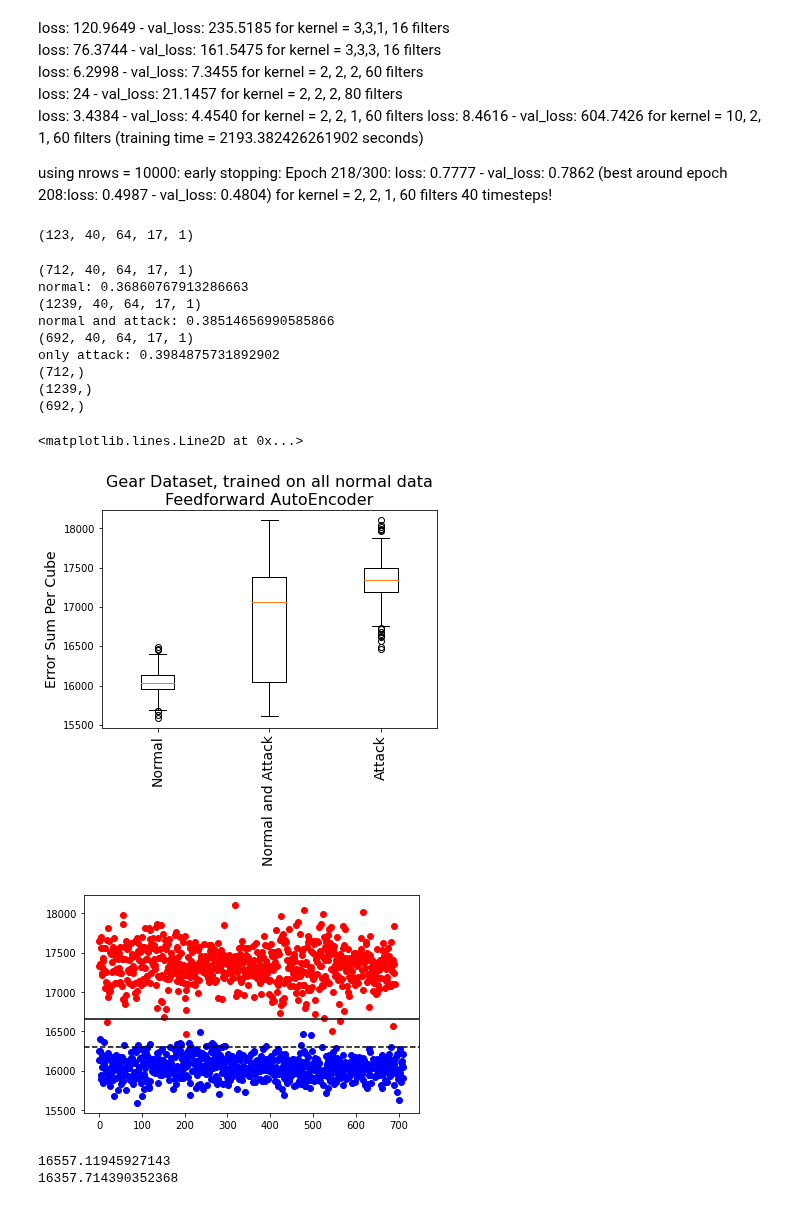
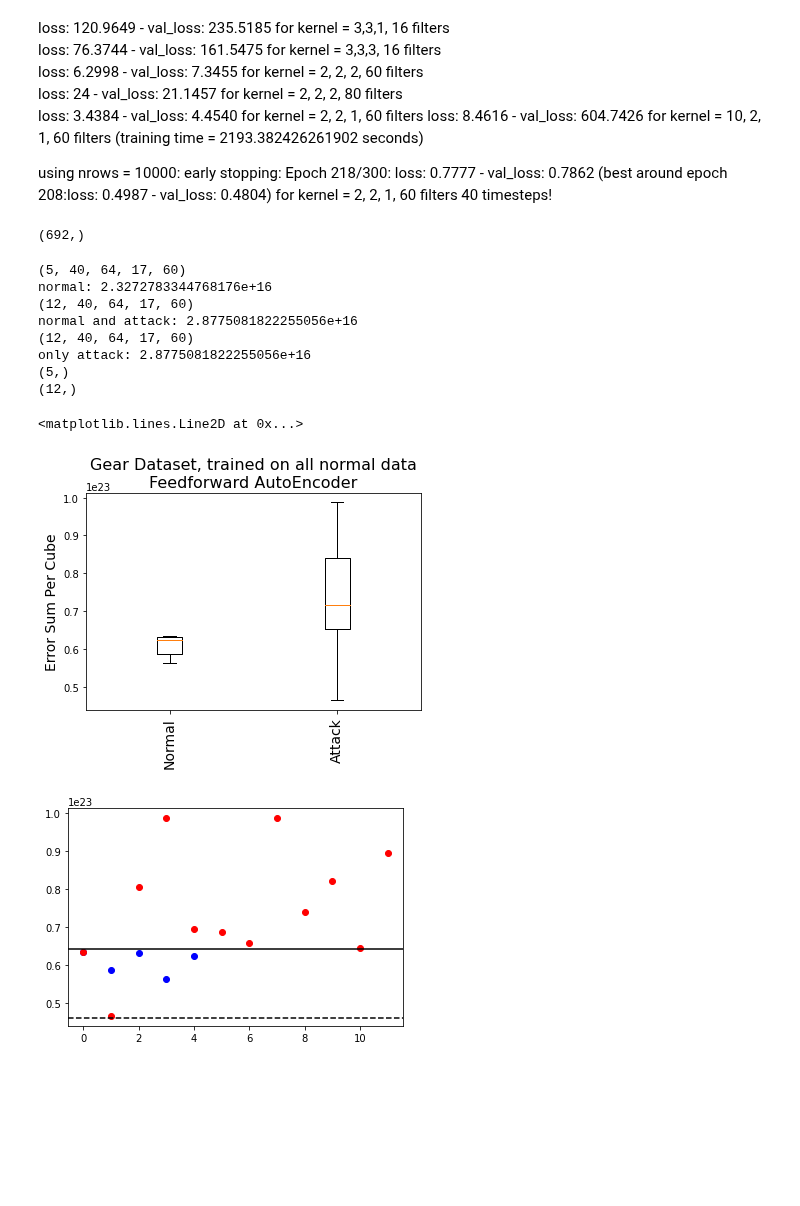
Before and after one commit to ellensanden/MLAnomalyDetection, a Jupyter notebook: test_stuff/cnn.ipynb, the cells around one changed output. Drawn from its saved outputs; the diff is of its cells as text; code cells hidden in the pictures; blank space fills up the shorter version.

```diff
--- a/test_stuff/cnn.ipynb
+++ b/test_stuff/cnn.ipynb
@@ -41,7 +45,7 @@ from numpy import array
 # %%
 from data_processing import process
 filename = 'gear_dataset.csv'
-rows = 5000  # no attack data in the first 1000 rows
+rows = 1000  # no attack data in the first 1000 rows
 data_with_attack, AttackIDs, labeled_data = process(filename,rows,no_attack_packets=False)
 print(f'including attack data: {data_with_attack.shape}')
 
@@ -62,9 +66,9 @@ labeled_data = labeled_data.reset_index(drop=True)
 
 from prepare_data_cube import make_cubes
 
-#type = 'timeDist_cnn'
+type = 'timeDist_cnn'
 #type = 'cnn_lstm'
-type = 'cnn'
+#type = 'cnn'
 x_test,x_train,xA,lastA = make_cubes(IDs,AttackIDs,data,data_with_attack,n_timesteps,type,labeled_data)
 
 attack = labeled_data[labeled_data['Attack'] == 'T'].copy()
@@ -181,12 +165,13 @@ loss: 8.4616 - val_loss: 604.7426 for kernel = 10, 2, 1, 60 filters (training ti
 using nrows = 10000:
 early stopping: Epoch 218/300: loss: 0.7777 - val_loss: 0.7862 (best around epoch 208:loss: 0.4987 - val_loss: 0.4804) for kernel = 2, 2, 1, 60 filters 40 timesteps!
 # %%
-xA.shape
+attack_samples.shape
 # %% [output]
-(123, 40, 64, 17, 1)
+(692,)
 # %%
 model =  keras.models.load_model('CNN_LSTM_monday')
 # test with attack included
+
 CNN = model
 from matplotlib import pyplot as plt
 
@@ -238,61 +223,57 @@ normal_errors = np.sum(normal_errors,axis=1)
 #normal_errors = normal_errors/normal_errors.shape[0]
 print(normal_errors.shape)
 
-attack_errors = xA-yHat_attack
-if type == 'timeDist_cnn' or type == 'cnn':
-    attack_errors = attack_errors.reshape(attack_errors.shape[0],attack_errors.shape[1]*attack_errors.shape[2]*attack_errors.shape[3]*attack_errors.shape[4])
+# attack_errors = xA-yHat_attack
+# if type == 'timeDist_cnn' or type == 'cnn':
+#     attack_errors = attack_errors.reshape(attack_errors.shape[0],attack_errors.shape[1]*attack_errors.shape[2]*attack_errors.shape[3]*attack_errors.shape[4])
 
-if type == 'cnn_lstm':
-    attack_errors = attack_errors.reshape(attack_errors.shape[0],attack_errors.shape[1]*attack_errors.shape[2]*attack_errors.shape[3])
+# if type == 'cnn_lstm':
+#     attack_errors = attack_errors.reshape(attack_errors.shape[0],attack_errors.shape[1]*attack_errors.shape[2]*attack_errors.shape[3])
 
-attack_errors = np.abs(attack_errors)
-attack_errors = np.sum(attack_errors,axis=1)
-#attack_errors = attack_errors/attack_errors.shape[0]
-print(attack_errors.shape)
+# attack_errors = np.abs(attack_errors)
+# attack_errors = np.sum(attack_errors,axis=1)
+# #attack_errors = attack_errors/attack_errors.shape[0]
+# print(attack_errors.shape)
 
 true_attack_errors = attack_cubes-yHat_true_attack
 if type == 'timeDist_cnn' or type =='cnn':
     true_attack_errors = true_attack_errors.reshape(true_attack_errors.shape[0],true_attack_errors.shape[1]*true_attack_errors.shape[2]*true_attack_errors.shape[3] *true_attack_errors.shape[4])
 
 if type == 'cnn_lstm':
     true_attack_errors = true_attack_errors.reshape(true_attack_errors.shape[0],true_attack_errors.shape[1]*true_attack_errors.shape[2]*true_attack_errors.shape[3])
 
 true_attack_errors = np.abs(true_attack_errors)
 true_attack_errors = np.sum(true_attack_errors,axis=1)
 #attack_errors = attack_errors/attack_errors.shape[0]
 print(true_attack_errors.shape)
 
 plt.figure()
-plt.boxplot([normal_errors, attack_errors,true_attack_errors])
-plt.xticks([1,2,3], ['Normal','Normal and Attack','Attack'], rotation='vertical', fontsize=14)
+plt.boxplot([normal_errors,true_attack_errors])
+plt.xticks([1,2], ['Normal','Attack'], rotation='vertical', fontsize=14)
 plt.ylabel('Error Sum Per Cube', fontsize=14)
 plt.title('Gear Dataset, trained on all normal data\nFeedforward AutoEncoder', fontsize=16)
 
 maxNormal = np.max(normal_errors) + 0.01*np.max(normal_errors)
 minAttack = np.min(true_attack_errors) - 0.01*np.max(normal_errors)
 
 plt.figure()
 #plt.scatter(np.arange(len(attack_errors)),attack_errors,c='y')
 plt.scatter(np.arange(len(normal_errors)), normal_errors,c='b')
 plt.scatter(np.arange(len(true_attack_errors)), true_attack_errors,c='r')
 plt.axhline(y=maxNormal, color='k', linestyle='-')
 plt.axhline(y=minAttack, color='k', linestyle='--')
 # %% [output]
-(712, 40, 64, 17, 1)
-normal: 0.36860767913286663
-(1239, 40, 64, 17, 1)
-normal and attack: 0.38514656990585866
-(692, 40, 64, 17, 1)
-only attack: 0.3984875731892902
-(712,)
-(1239,)
-(692,)
+(5, 40, 64, 17, 60)
+normal: 2.3272783344768176e+16
+(12, 40, 64, 17, 60)
+normal and attack: 2.8775081822255056e+16
+(12, 40, 64, 17, 60)
+only attack: 2.8775081822255056e+16
+(5,)
+(12,)
 <matplotlib.lines.Line2D at 0x...>
-[figure, old version]
+[figure, new version]
-[figure, old version]
+[figure, new version]
 # %%
 print(np.min(true_attack_errors))
 print(np.max(normal_errors))
-# %% [output]
-16557.11945927143
-16357.714390352368
```
Also changed, not shown: parts of 15 cells of this notebook, 10 other files.
